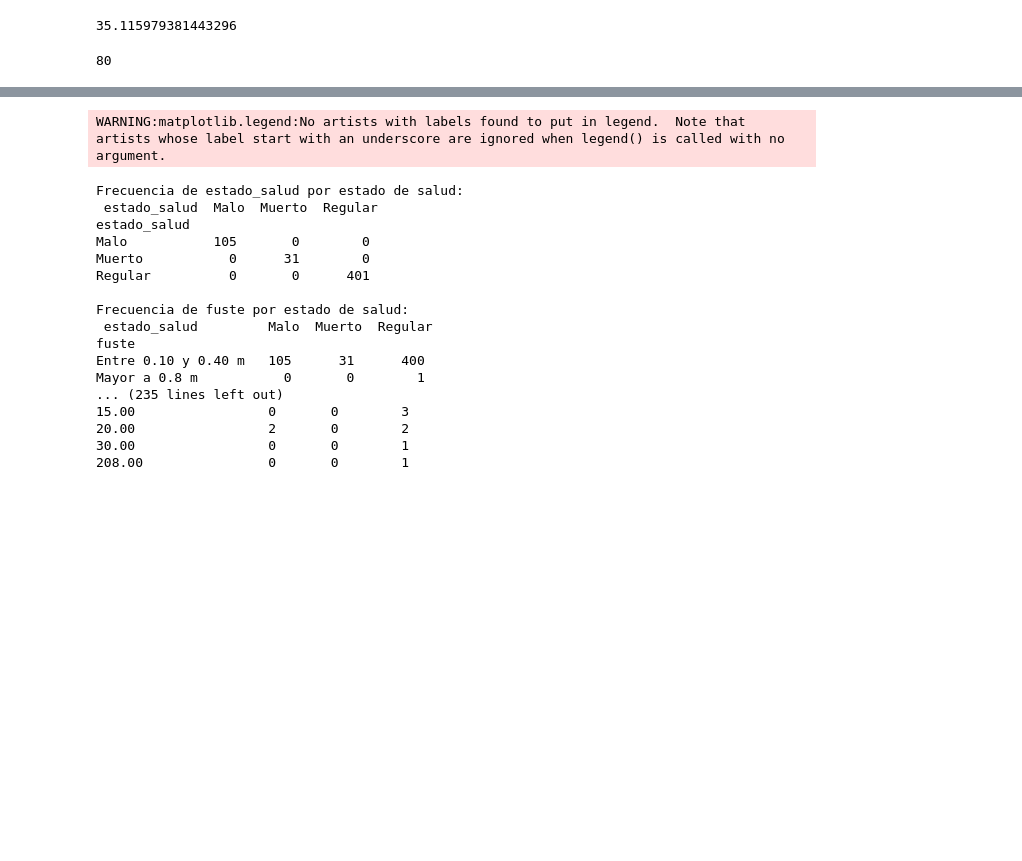
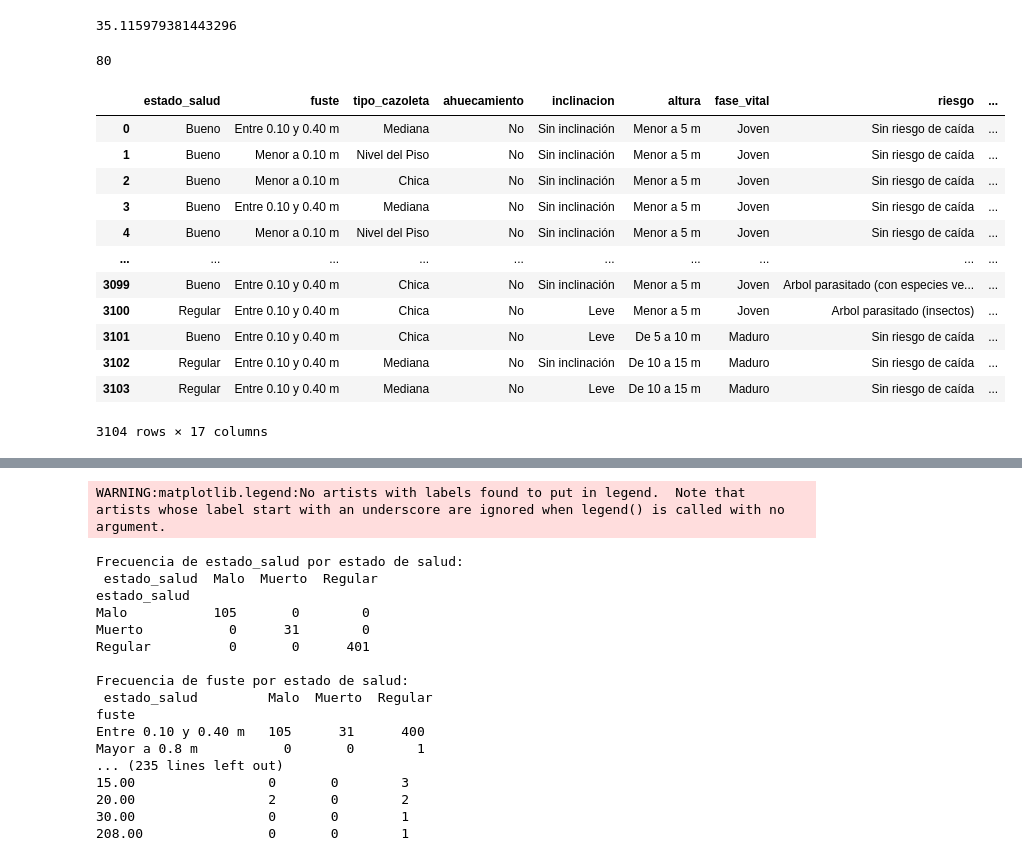
Before and after one commit to agsbenitez/dataScience, a Jupyter notebook: AnalisisArboladoCtes.ipynb, the cells around one changed output, grey strips where cells are left out. Cells and saved outputs as stored; diff of their text form; code cells hidden in the pictures; blank space fills up the shorter version.

```diff
--- a/AnalisisArboladoCtes.ipynb
+++ b/AnalisisArboladoCtes.ipynb
@@ -167,4 +186,20 @@ print(arbolado['especie'].nunique())
 # %% [output]
 80
+# %%
+arbolado_relevante
+# %% [output]
+|  | estado_salud | fuste | tipo_cazoleta | ahuecamiento | inclinacion | altura | fase_vital | riesgo | ... |
+| 0 | Bueno | Entre 0.10 y 0.40 m | Mediana | No | Sin inclinación | Menor a 5 m | Joven | Sin riesgo de caída | ... |
+| 1 | Bueno | Menor a 0.10 m | Nivel del Piso | No | Sin inclinación | Menor a 5 m | Joven | Sin riesgo de caída | ... |
+| 2 | Bueno | Menor a 0.10 m | Chica | No | Sin inclinación | Menor a 5 m | Joven | Sin riesgo de caída | ... |
+| 3 | Bueno | Entre 0.10 y 0.40 m | Mediana | No | Sin inclinación | Menor a 5 m | Joven | Sin riesgo de caída | ... |
+| 4 | Bueno | Menor a 0.10 m | Nivel del Piso | No | Sin inclinación | Menor a 5 m | Joven | Sin riesgo de caída | ... |
+| ... | ... | ... | ... | ... | ... | ... | ... | ... | ... |
+| 3099 | Bueno | Entre 0.10 y 0.40 m | Chica | No | Sin inclinación | Menor a 5 m | Joven | Arbol parasitado (con especies ve... | ... |
+| 3100 | Regular | Entre 0.10 y 0.40 m | Chica | No | Leve | Menor a 5 m | Joven | Arbol parasitado (insectos) | ... |
+| 3101 | Bueno | Entre 0.10 y 0.40 m | Chica | No | Leve | De 5 a 10 m | Maduro | Sin riesgo de caída | ... |
+| 3102 | Regular | Entre 0.10 y 0.40 m | Mediana | No | Sin inclinación | De 10 a 15 m | Maduro | Sin riesgo de caída | ... |
+| 3103 | Regular | Entre 0.10 y 0.40 m | Mediana | No | Leve | De 10 a 15 m | Maduro | Sin riesgo de caída | ... |
+3104 rows × 17 columns
 # %%
 plt.figure(figsize=(20, 8))
```
Also changed, not shown: parts of 83 cells of this notebook.
